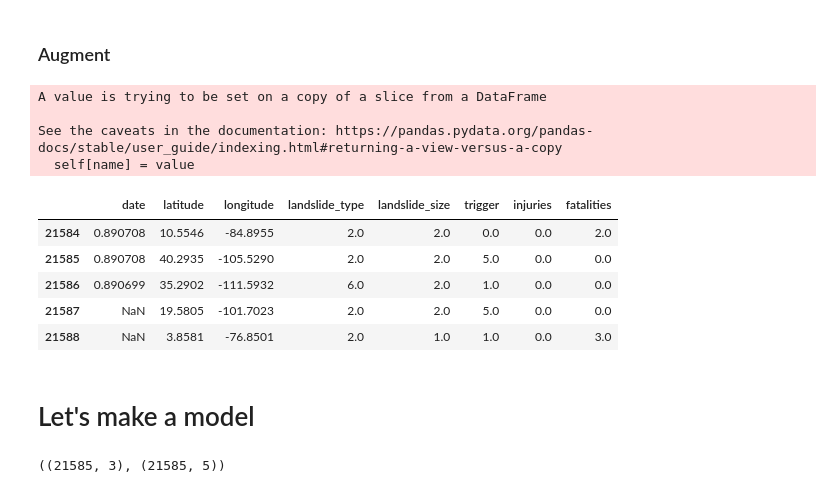
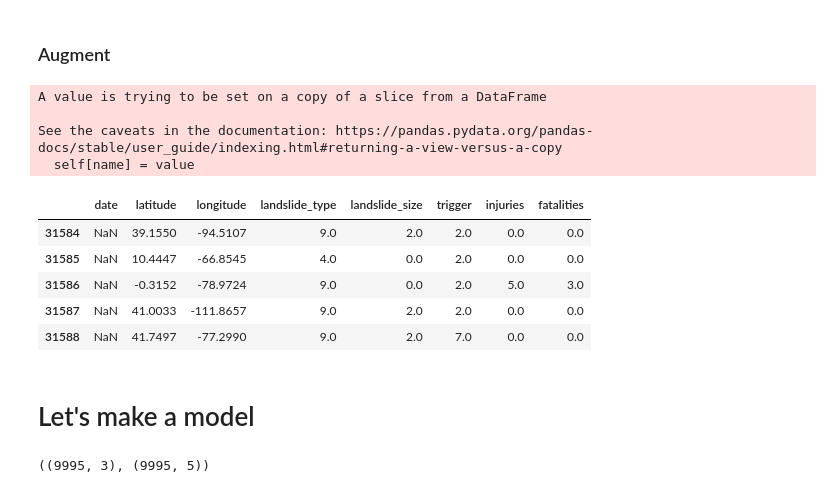
Before and after one commit to New-Vektor-Group/allerts, a Jupyter notebook: predictions/landslides/model.ipynb, the cells around one changed output. Cells and saved outputs as stored; diff of their text form; code cells hidden in the pictures.

```diff
--- a/predictions/landslides/model.ipynb
+++ b/predictions/landslides/model.ipynb
@@ -192,30 +193,30 @@ df[:5]
 # %% [markdown]
 ### Augment
 # %%
-NCOUNT=20000
+NCOUNT=30000
 LL=len(df)
 
 for l in range(NCOUNT):
     i=l/NCOUNT
     noise=df.iloc[r.randint(0,LL)]
     if(l%2==0):
-        noise.date=df['date'][round(i*len(df)):len(df)//2+round(i*len(df)//2)].mean()
+        noise.date=df['date'][round(i*len(df)):len(df)//4+round(i*len(df)//4)].mean()
     else:
-        noise.date=df['date'][round(i*len(df)):len(df)//2+round(i*len(df)//2)].median()
+        noise.date=df['date'][round(i*len(df)):len(df)//4+round(i*len(df)//4)].median()
 
     df=df.append(noise,ignore_index=True)
 df[-5:]
 # %% [output]
 A value is trying to be set on a copy of a slice from a DataFrame
 
 See the caveats in the documentation: https://pandas.pydata.org/pandas-docs/stable/user_guide/indexing.html#returning-a-view-versus-a-copy
   self[name] = value
 |  | date | latitude | longitude | landslide_type | landslide_size | trigger | injuries | fatalities |
-| 21584 | 0.890708 | 10.5546 | -84.8955 | 2.0 | 2.0 | 0.0 | 0.0 | 2.0 |
-| 21585 | 0.890708 | 40.2935 | -105.5290 | 2.0 | 2.0 | 5.0 | 0.0 | 0.0 |
-| 21586 | 0.890699 | 35.2902 | -111.5932 | 6.0 | 2.0 | 1.0 | 0.0 | 0.0 |
-| 21587 | NaN | 19.5805 | -101.7023 | 2.0 | 2.0 | 5.0 | 0.0 | 0.0 |
-| 21588 | NaN | 3.8581 | -76.8501 | 2.0 | 1.0 | 1.0 | 0.0 | 3.0 |
+| 31584 | NaN | 39.1550 | -94.5107 | 9.0 | 2.0 | 2.0 | 0.0 | 0.0 |
+| 31585 | NaN | 10.4447 | -66.8545 | 4.0 | 0.0 | 2.0 | 0.0 | 0.0 |
+| 31586 | NaN | -0.3152 | -78.9724 | 9.0 | 0.0 | 2.0 | 5.0 | 3.0 |
+| 31587 | NaN | 41.0033 | -111.8657 | 9.0 | 2.0 | 2.0 | 0.0 | 0.0 |
+| 31588 | NaN | 41.7497 | -77.2990 | 9.0 | 2.0 | 7.0 | 0.0 | 0.0 |
 # %%
 df=df.dropna()
 # %% [markdown]
@@ -228,7 +229,7 @@ y=df.iloc[:,3:].to_numpy()
 
 x.shape, y.shape
 # %% [output]
-((21585, 3), (21585, 5))
+((9995, 3), (9995, 5))
 # %%
 #Build and compile model
 
```
Also changed, not shown: parts of 6 cells of this notebook, 1 other file.
